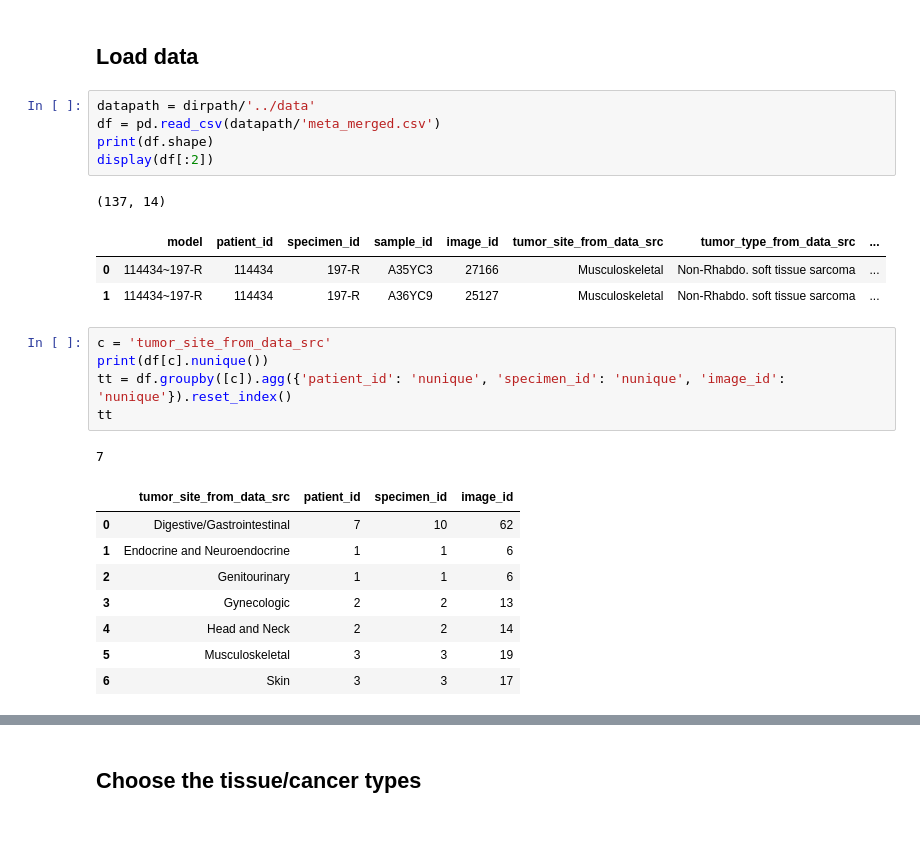
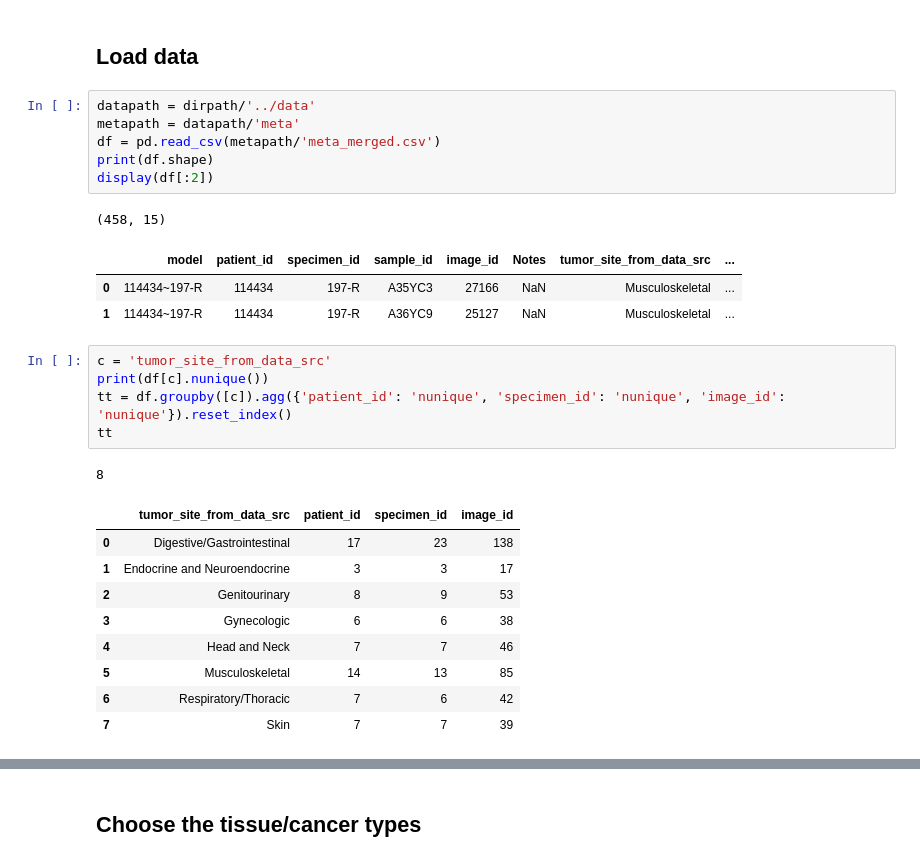
Before and after one commit to adpartin/pdx-histo, a Jupyter notebook: nbs/03-prep-data-for-slideflow.ipynb, the cells around one changed output, grey strips where cells are left out. Saved outputs shown, nothing was run; the diff lists cells and outputs as text; blank space fills up the shorter version.

```diff
--- a/nbs/03-prep-data-for-slideflow.ipynb
+++ b/nbs/03-prep-data-for-slideflow.ipynb
@@ -15,29 +15,31 @@ print(dirpath)
 ## Load data
 # %%
 datapath = dirpath/'../data'
-df = pd.read_csv(datapath/'meta_merged.csv')
+metapath = datapath/'meta'
+df = pd.read_csv(metapath/'meta_merged.csv')
 print(df.shape)
 display(df[:2])
 # %% [output]
-(137, 14)
+(458, 15)
-|  | model | patient_id | specimen_id | sample_id | image_id | tumor_site_from_data_src | tumor_type_from_data_src | ... |
-| 0 | 114434~197-R | 114434 | 197-R | A35YC3 | 27166 | Musculoskeletal | Non-Rhabdo. soft tissue sarcoma | ... |
-| 1 | 114434~197-R | 114434 | 197-R | A36YC9 | 25127 | Musculoskeletal | Non-Rhabdo. soft tissue sarcoma | ... |
+|  | model | patient_id | specimen_id | sample_id | image_id | Notes | tumor_site_from_data_src | ... |
+| 0 | 114434~197-R | 114434 | 197-R | A35YC3 | 27166 | NaN | Musculoskeletal | ... |
+| 1 | 114434~197-R | 114434 | 197-R | A36YC9 | 25127 | NaN | Musculoskeletal | ... |
 # %%
 c = 'tumor_site_from_data_src'
 print(df[c].nunique())
 tt = df.groupby([c]).agg({'patient_id': 'nunique', 'specimen_id': 'nunique', 'image_id': 'nunique'}).reset_index()
 tt
 # %% [output]
-7
+8
 |  | tumor_site_from_data_src | patient_id | specimen_id | image_id |
-| 0 | Digestive/Gastrointestinal | 7 | 10 | 62 |
-| 1 | Endocrine and Neuroendocrine | 1 | 1 | 6 |
-| 2 | Genitourinary | 1 | 1 | 6 |
-| 3 | Gynecologic | 2 | 2 | 13 |
-| 4 | Head and Neck | 2 | 2 | 14 |
-| 5 | Musculoskeletal | 3 | 3 | 19 |
-| 6 | Skin | 3 | 3 | 17 |
+| 0 | Digestive/Gastrointestinal | 17 | 23 | 138 |
+| 1 | Endocrine and Neuroendocrine | 3 | 3 | 17 |
+| 2 | Genitourinary | 8 | 9 | 53 |
+| 3 | Gynecologic | 6 | 6 | 38 |
+| 4 | Head and Neck | 7 | 7 | 46 |
+| 5 | Musculoskeletal | 14 | 13 | 85 |
+| 6 | Respiratory/Thoracic | 7 | 6 | 42 |
+| 7 | Skin | 7 | 7 | 39 |
 # %%
 c = 'tumor_type_from_data_src'
 print(df[c].nunique())
```
Also changed, not shown: parts of 6 cells of this notebook, 4 other files.
